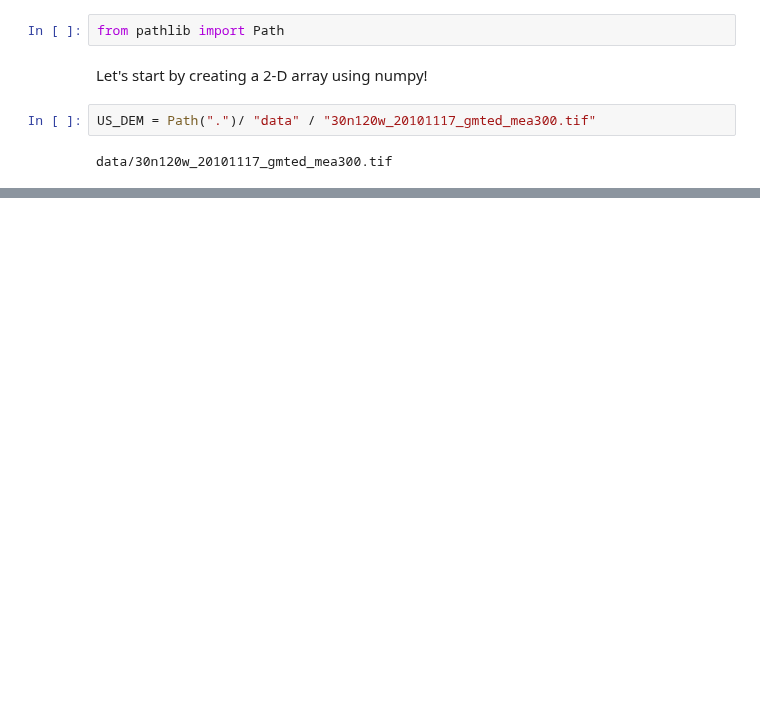
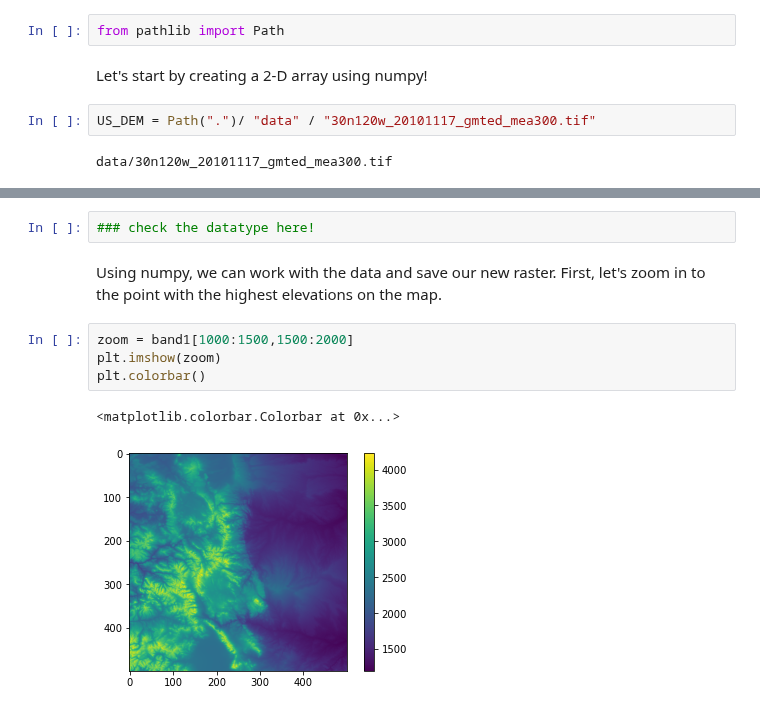
Before and after one commit to CodeToCommunicate/CoCoLessons, a Jupyter notebook: 09_RasterioIntro.ipynb, the cells around one changed output, grey strips where cells are left out. Drawn from its saved outputs; the diff is of its cells as text; blank space fills up the shorter version.

Commit message:
Updating Rasterio notebook

```diff
--- a/09_RasterioIntro.ipynb
+++ b/09_RasterioIntro.ipynb
@@ -26,0 +80,11 @@ import rasterio as rio
+# %%
+### check the datatype here!
+# %% [markdown]
+Using numpy, we can work with the data and save our new raster. First, let's zoom in to the point with the highest elevations on the map.
+# %%
+zoom = band1[1000:1500,1500:2000]
+plt.imshow(zoom)
+plt.colorbar()
+# %% [output]
+<matplotlib.colorbar.Colorbar at 0x...>
+[figure, added]
```
Also changed, not shown: parts of 22 cells of this notebook, 3 other files.
